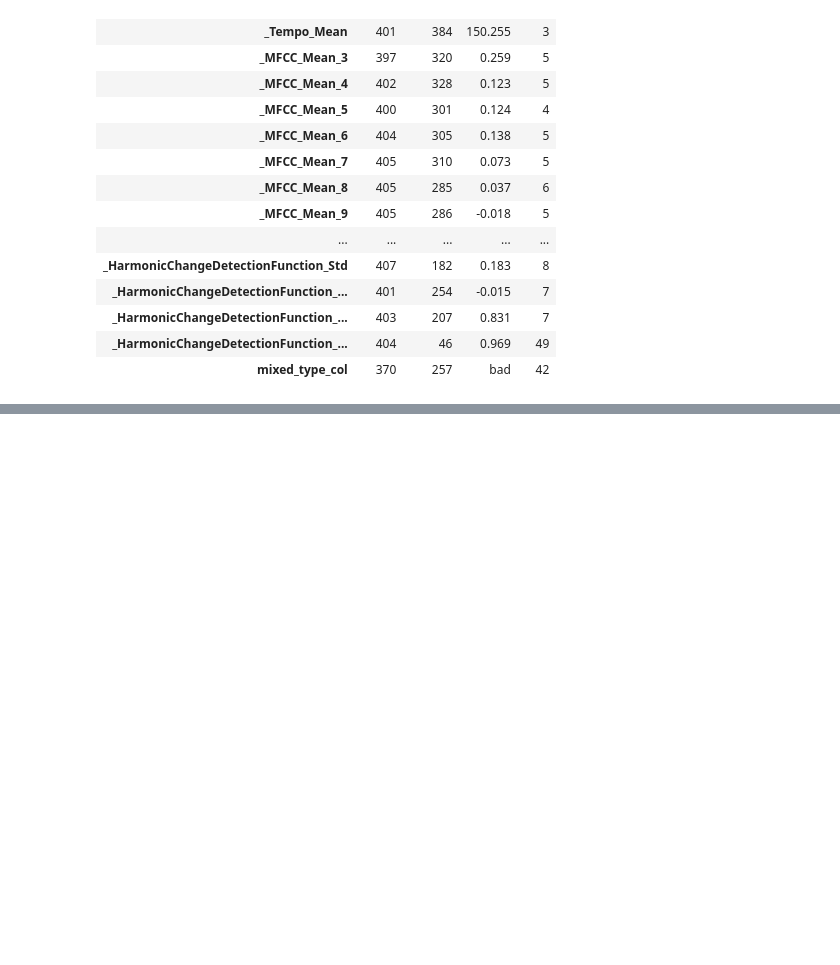
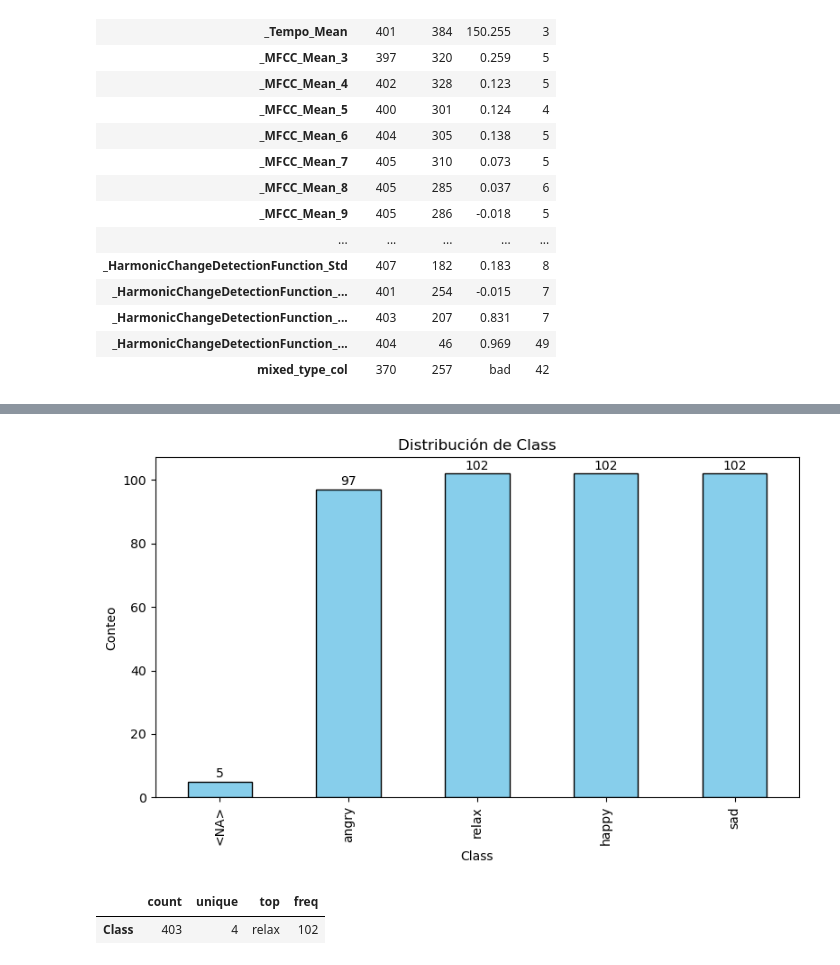
Before and after one commit to maurocastill/eq18_turkish_music_mlops, a Jupyter notebook: notebooks/1_emc_initial_data_exploration.ipynb, the cells around one changed output, grey strips where cells are left out. Drawn from its saved outputs; the diff is of its cells as text; code cells hidden in the pictures; blank space fills up the shorter version.

```diff
--- a/notebooks/1_emc_initial_data_exploration.ipynb
+++ b/notebooks/1_emc_initial_data_exploration.ipynb
@@ -255,0 +365,6 @@ for col, ax in zip(cat_cols, axes):
+# %%
+df_clean, report = clean_object_columns_to_numeric(df, target_col="Class")
+# %%
+print("\n Reporte de valores no convertibles:\n")
+for col, vals in report.items():
+    print(f" - {col}: {vals}")
@@ -255,0 +391,28 @@ for col, ax in zip(cat_cols, axes):
+# %%
+def normalize_target_column(df: pd.DataFrame, col: str) -> pd.DataFrame:
+    """
+    Normaliza la columna de clases:
+    - Convierte a string
+    - Strip: elimina espacios al inicio y al final
+    - Convierte a minúsculas
+    - Reemplaza valores no válidos por NaN
+    """
+    df_clean = df.copy()
+
+    df_clean[col] = (
+        df_clean[col]
+        .astype(str)             # asegurar string
+        .str.strip()             # quitar espacios extremos
+        .str.lower()             # pasar a minúsculas
+    )
+
+    # Reemplazar valores "nan" de texto (que aparecen al convertir) por np.nan
+    df_clean[col] = df_clean[col].replace("nan", pd.NA)
+
+    # Mantener solo las clases válidas
+    valid_classes = {"happy", "sad", "angry", "relax"}
+    df_clean.loc[~df_clean[col].isin(valid_classes), col] = pd.NA
+
+    return df_clean
+# %%
+df_clean = normalize_target_column(df_clean, "Class")
@@ -255,0 +429,9 @@ for col, ax in zip(cat_cols, axes):
+# %%
+plot_counts(df_clean, "Class", ascending=True)
+# %% [output]
+[figure, added]
+# %%
+df_clean.describe(include='O').T
+# %% [output]
+|  | count | unique | top | freq |
+| Class | 403 | 4 | relax | 102 |
```
Also changed, not shown: parts of 34 cells of this notebook.
